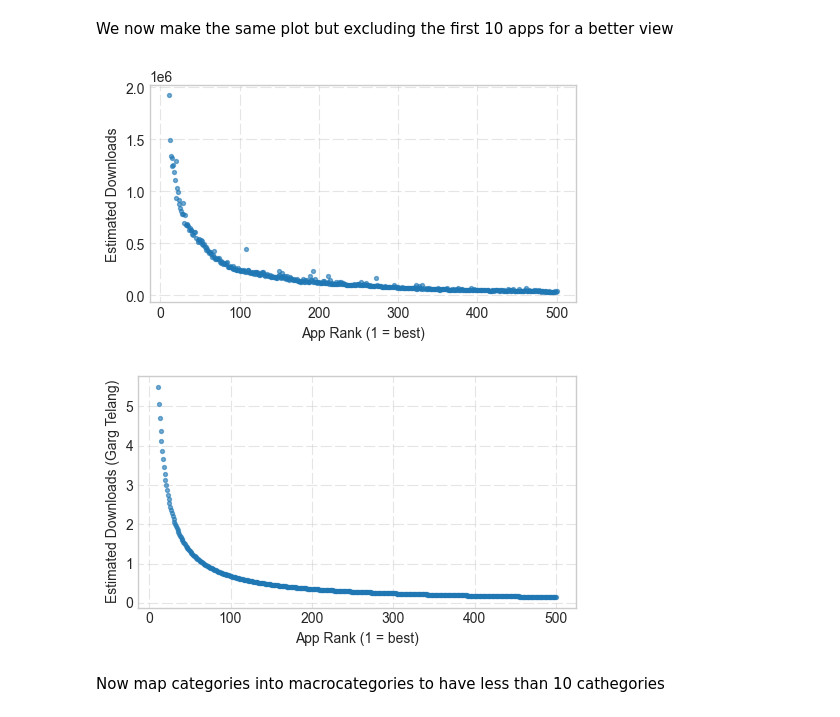
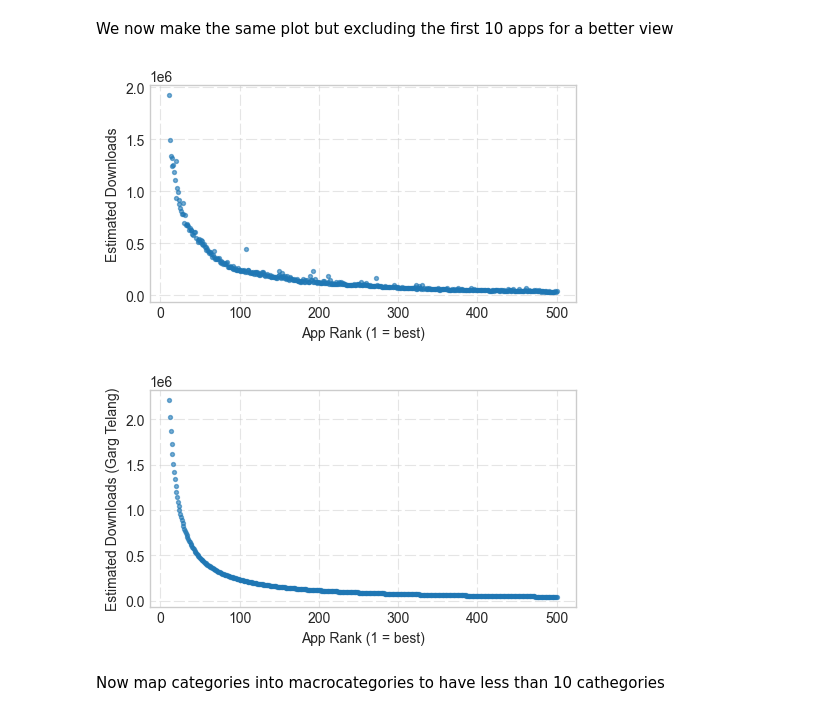
Before and after one commit to guidomagnani/empirical-IO-ps, a Jupyter notebook: src/Code.ipynb, the cells around one changed output. Drawn from its saved outputs; the diff is of its cells as text; code cells hidden in the pictures.

```diff
--- a/src/Code.ipynb
+++ b/src/Code.ipynb
@@ -198,26 +216,26 @@ We now make the same plot but excluding the first 10 apps for a better view
 # %%
 filtered_df = full_df[full_df['rank'] > 10]
 
 fig = plt.figure(figsize=(5, 3))
 plt.grid(alpha=0.5, ls=(5, (10, 3)))
 plt.scatter(filtered_df['rank'], filtered_df['estimated_downloads'], alpha=0.6, s=8)
 plt.xlabel('App Rank (1 = best)')
 plt.ylabel('Estimated Downloads')
 plt.tight_layout()
 plt.savefig('../output/plots/rank_vs_downloads_excl_top10.png', dpi=300, bbox_inches='tight')
 plt.show()
 
 plt.figure(figsize=(5, 3))
 plt.grid(alpha=0.5, ls=(5, (10, 3)))
-plt.scatter(filtered_df['rank'], filtered_df['downloads_garg_telang'], alpha=0.6, s=8)
+plt.scatter(filtered_df['rank'], filtered_df['downloads_garg_telang_fitted'], alpha=0.6, s=8)
 plt.xlabel('App Rank (1 = best)')
 plt.ylabel('Estimated Downloads (Garg Telang)')
 plt.tight_layout()
 plt.savefig('../output/plots/rank_vs_downloads_garg_telang_excl_top10.png', dpi=300, bbox_inches='tight')
 plt.show()
 # %% [output]
 [figure]
-[figure, old version]
+[figure, new version]
 # %% [markdown]
 Now map categories into macrocategories to have less than 10 cathegories
 # %%
```
Also changed, not shown: parts of 1 cell of this notebook, 2 other files.
